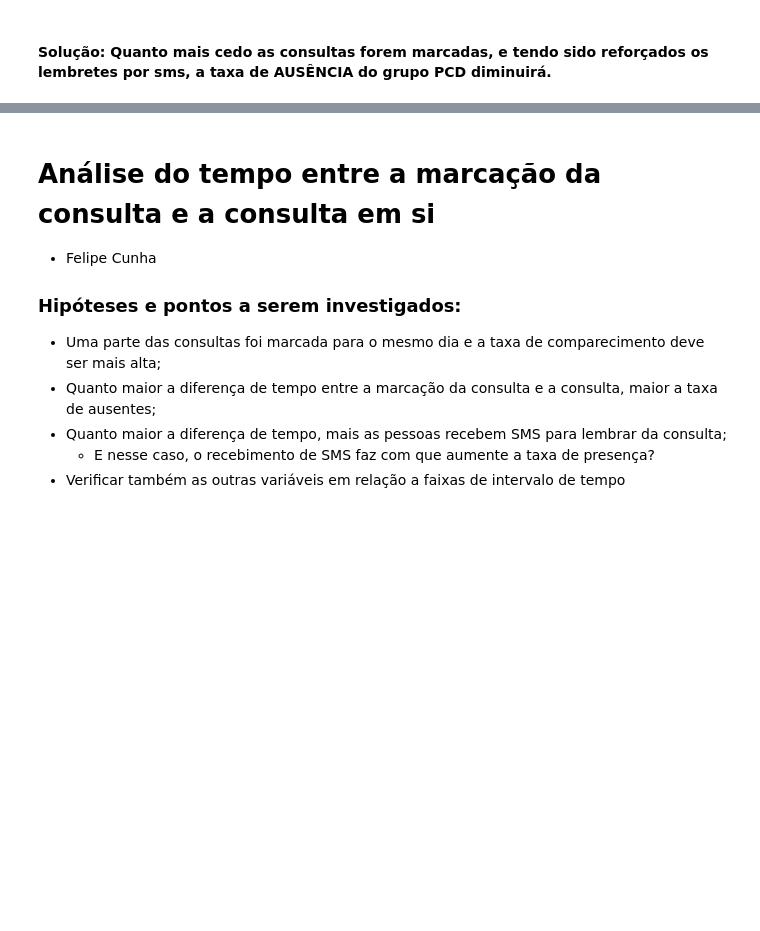
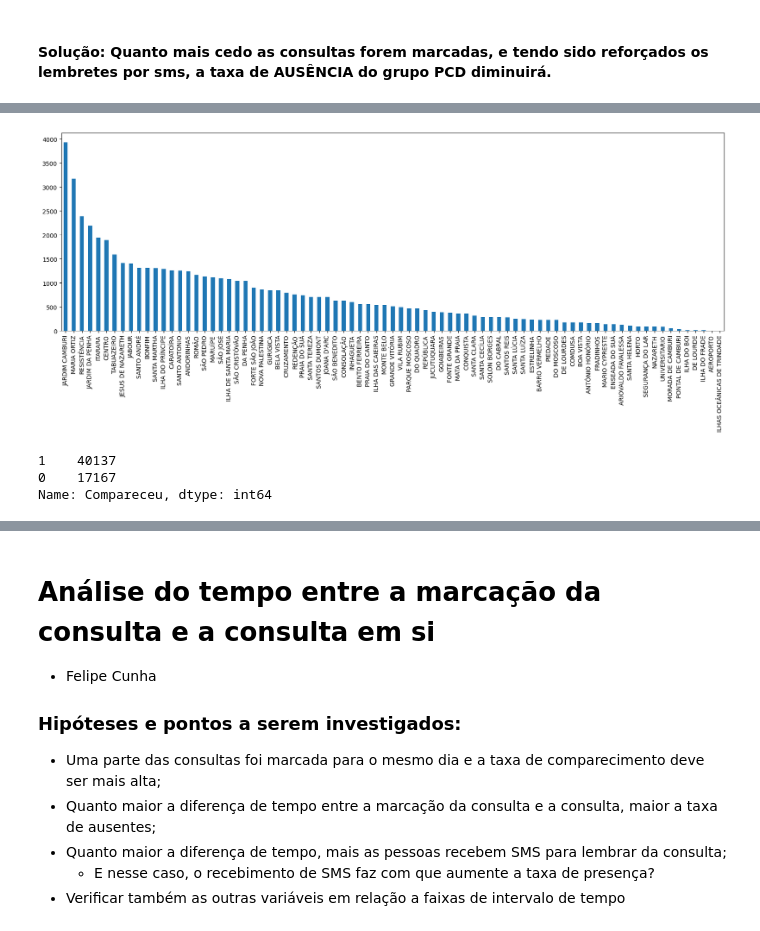
Before and after one commit to ViniciusPeixoto/data4all_EDA, a Jupyter notebook: principal3.ipynb, the cells around one changed output, grey strips where cells are left out. Saved outputs shown, nothing was run; the diff lists cells and outputs as text; code cells hidden in the pictures; blank space fills up the shorter version.

```diff
--- a/principal3.ipynb
+++ b/principal3.ipynb
@@ -482,0 +485,3 @@ df_pcd.pivot_table(index='time_delta', aggfunc='count', values='Compareceu').plo
+# %%
+df_3plus = df[df['time_delta'] > 3]
+df_3plus.head()
@@ -482,0 +495,11 @@ df_pcd.pivot_table(index='time_delta', aggfunc='count', values='Compareceu').plo
+# %%
+df_3plus['Neighbourhood'].value_counts().plot(kind='bar', figsize=(20, 6))
+plt.show()
+# %% [output]
+[figure, added]
+# %%
+df_3plus['Compareceu'].value_counts()
+# %% [output]
+1    40137
+0    17167
+Name: Compareceu, dtype: int64
```
Also changed, not shown: parts of 42 cells of this notebook.
